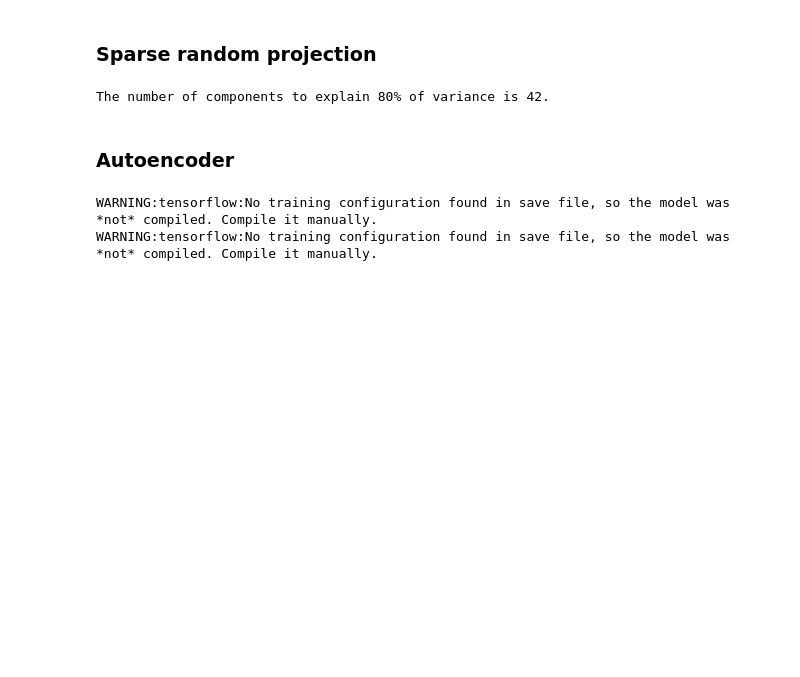
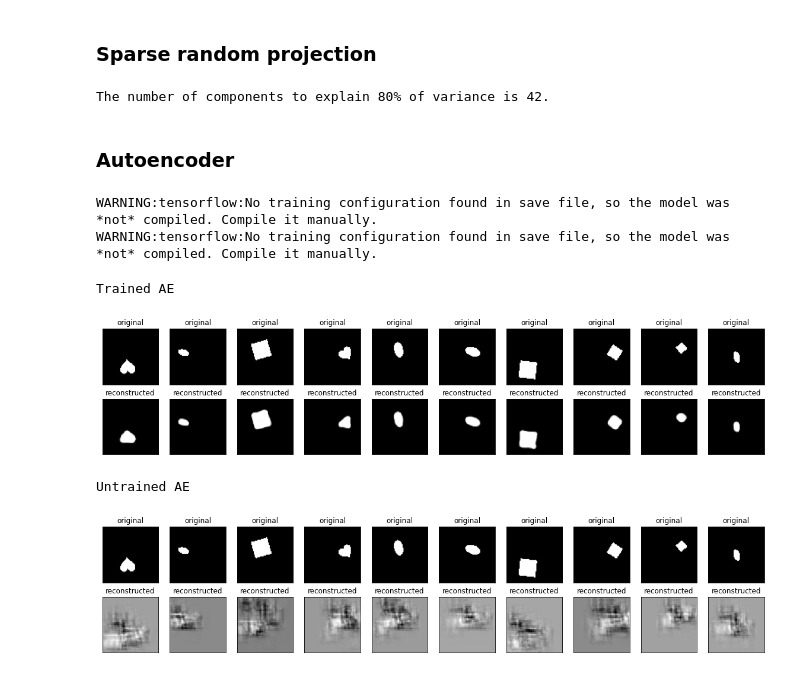
Before and after one commit to maleakhiw/explaining-dataset-shifts, a Jupyter notebook: experiments/dSprites/label_classifier_data_collection.ipynb, the cells around one changed output. Cells and saved outputs as stored; diff of their text form; code cells hidden in the pictures; blank space fills up the shorter version.

Commit message:
finish autoencoder and save them as well

```diff
--- a/experiments/dSprites/label_classifier_data_collection.ipynb
+++ b/experiments/dSprites/label_classifier_data_collection.ipynb
@@ -194,0 +192,13 @@ verify_autoencoder(autoenc, X_test)
+# %%
+# Visualise results
+# Trained autoencoder
+print("Trained AE")
+verify_autoencoder(autoenc, X_test)
+
+print("\nUntrained AE")
+verify_autoencoder(u_autoenc, X_test)
+# %% [output]
+Trained AE
+[figure, added]
+Untrained AE
+[figure, added]
```
Also changed, not shown: parts of 1 cell of this notebook, 1 other file.
